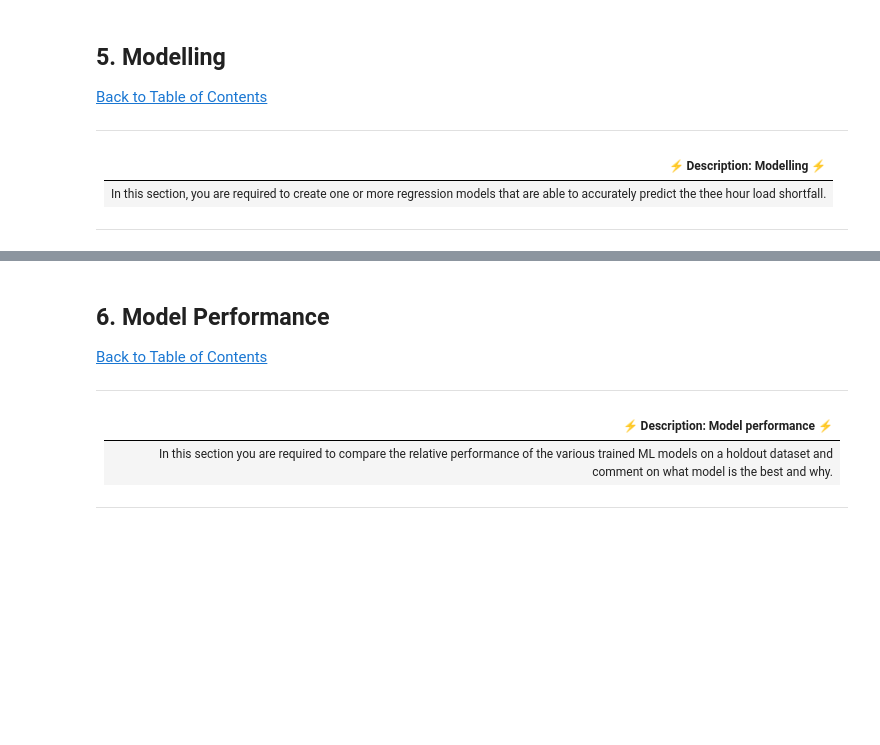
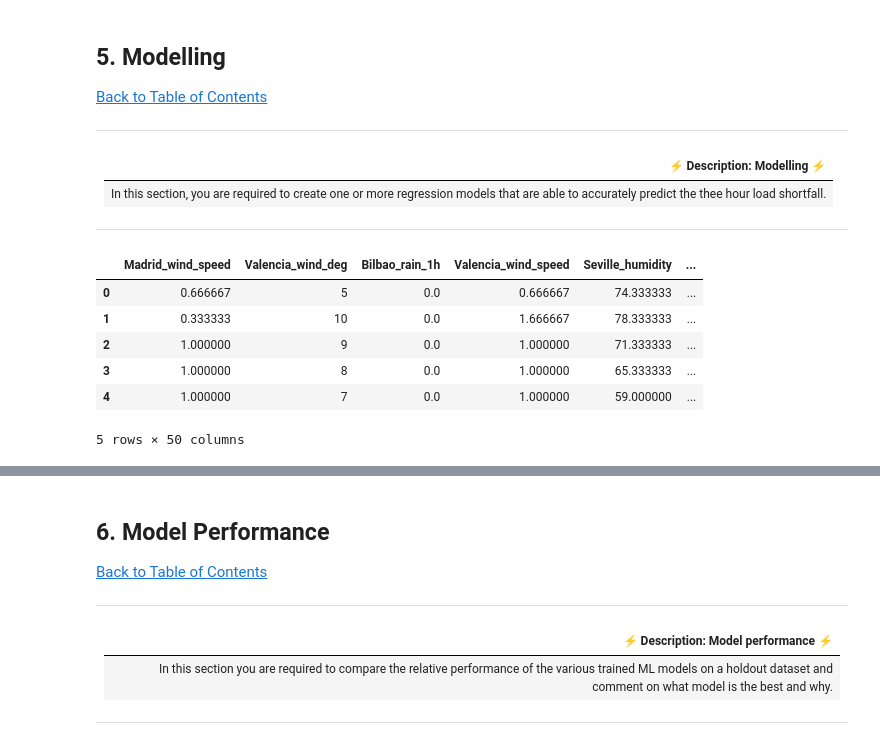
Before and after one commit to Ifeoluwa13/TEAM_RR15, a Jupyter notebook: Team RR15 workbook.ipynb, the cells around one changed output, grey strips where cells are left out. Saved outputs shown, nothing was run; the diff lists cells and outputs as text; code cells hidden in the pictures; blank space fills up the shorter version.

```diff
--- a/Team RR15 workbook.ipynb
+++ b/Team RR15 workbook.ipynb
@@ -368,5 +358,7 @@ df_new.head()
 # %%
 # engineer existing features
+# %%
+df_new=df_new.drop(['Unnamed: 0'],axis=1)
 # %% [markdown]
 <a id="five"></a>
 ## 5. Modelling
@@ -382,3 +374,9 @@ df_new.head()
 ---
 # %%
 # split data
+
+y = df_new[:len(df_train)][['load_shortfall_3h']]
+x = df_new[:len(df_train)].drop('load_shortfall_3h',axis=1)
+
+x_test = df_new[len(df_train):].drop('load_shortfall_3h',axis=1)
+y_train=df_new[:len(df_train)][['load_shortfall_3h']]
@@ -386,0 +383,10 @@ df_new.head()
+# %%
+x.head()
+# %% [output]
+|  | Madrid_wind_speed | Valencia_wind_deg | Bilbao_rain_1h | Valencia_wind_speed | Seville_humidity | ... |
+| 0 | 0.666667 | 5 | 0.0 | 0.666667 | 74.333333 | ... |
+| 1 | 0.333333 | 10 | 0.0 | 1.666667 | 78.333333 | ... |
+| 2 | 1.000000 | 9 | 0.0 | 1.000000 | 71.333333 | ... |
+| 3 | 1.000000 | 8 | 0.0 | 1.000000 | 65.333333 | ... |
+| 4 | 1.000000 | 7 | 0.0 | 1.000000 | 59.000000 | ... |
+5 rows × 50 columns
```
Also changed, not shown: parts of 19 cells of this notebook.
